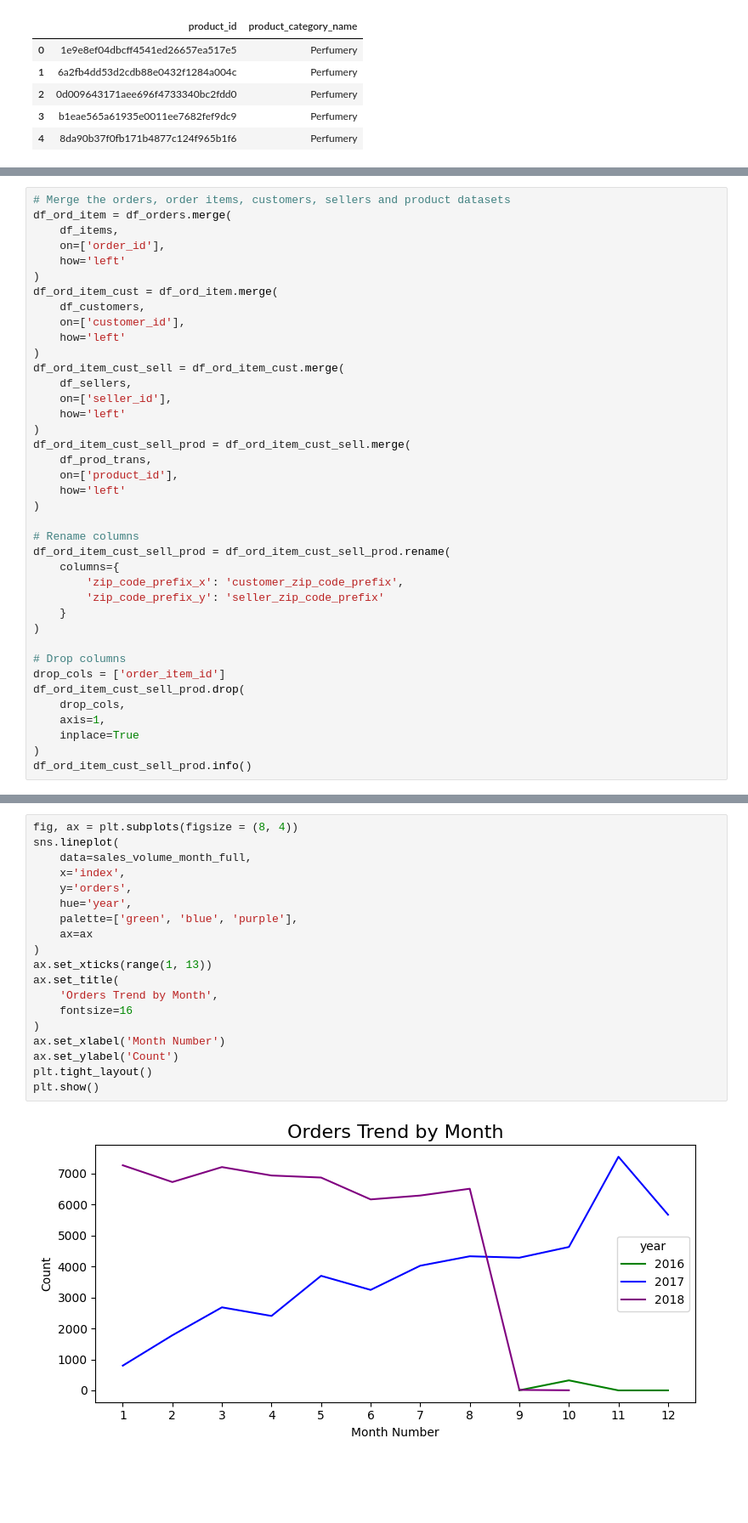
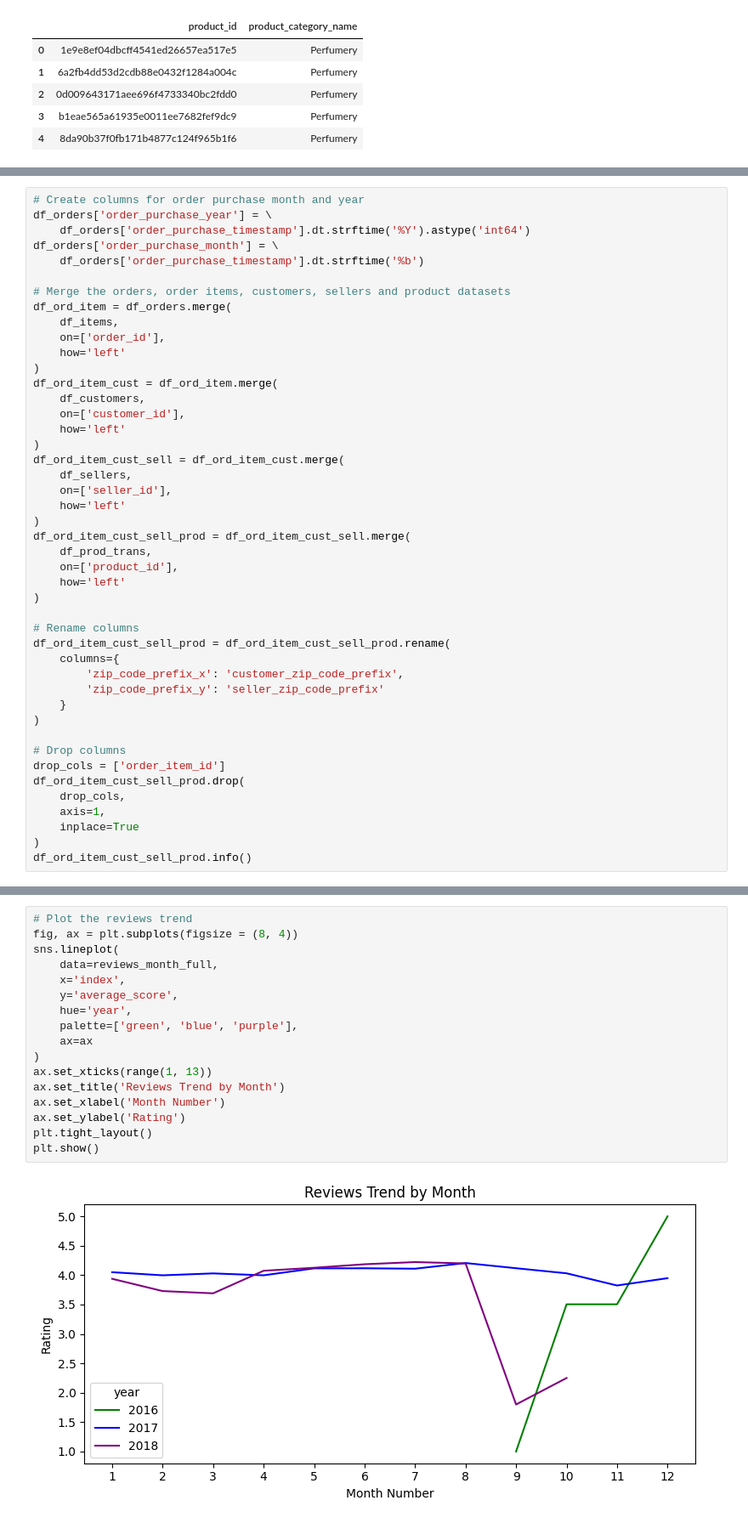
Before and after one commit to ebernardino01/DataAnalystPortfolio, a Jupyter notebook: Olist/Olist_Data_Analysis_Notebook.ipynb, the cells around one changed output, grey strips where cells are left out. Shown: that part at 85% size. Cells and saved outputs as stored; diff of their text form; blank space fills up the shorter version.

```diff
--- a/Olist/Olist_Data_Analysis_Notebook.ipynb
+++ b/Olist/Olist_Data_Analysis_Notebook.ipynb
@@ -526,4 +528,10 @@ df_prod_trans.head()
 # %%
+# Create columns for order purchase month and year
+df_orders['order_purchase_year'] = \
+    df_orders['order_purchase_timestamp'].dt.strftime('%Y').astype('int64')
+df_orders['order_purchase_month'] = \
+    df_orders['order_purchase_timestamp'].dt.strftime('%b')
+
 # Merge the orders, order items, customers, sellers and product datasets
 df_ord_item = df_orders.merge(
     df_items,
@@ -743,21 +1212,19 @@ sales_volume_month_full.style.hide(axis='index')
 # %%
+# Plot the reviews trend
 fig, ax = plt.subplots(figsize = (8, 4))
 sns.lineplot(
-    data=sales_volume_month_full,
+    data=reviews_month_full,
     x='index',
-    y='orders',
+    y='average_score',
     hue='year',
     palette=['green', 'blue', 'purple'],
     ax=ax
 )
 ax.set_xticks(range(1, 13))
-ax.set_title(
-    'Orders Trend by Month',
-    fontsize=16
-)
+ax.set_title('Reviews Trend by Month')
 ax.set_xlabel('Month Number')
-ax.set_ylabel('Count')
+ax.set_ylabel('Rating')
 plt.tight_layout()
 plt.show()
 # %% [output]
-[figure, old version]
+[figure, new version]
```
Also changed, not shown: parts of 19 cells of this notebook.
